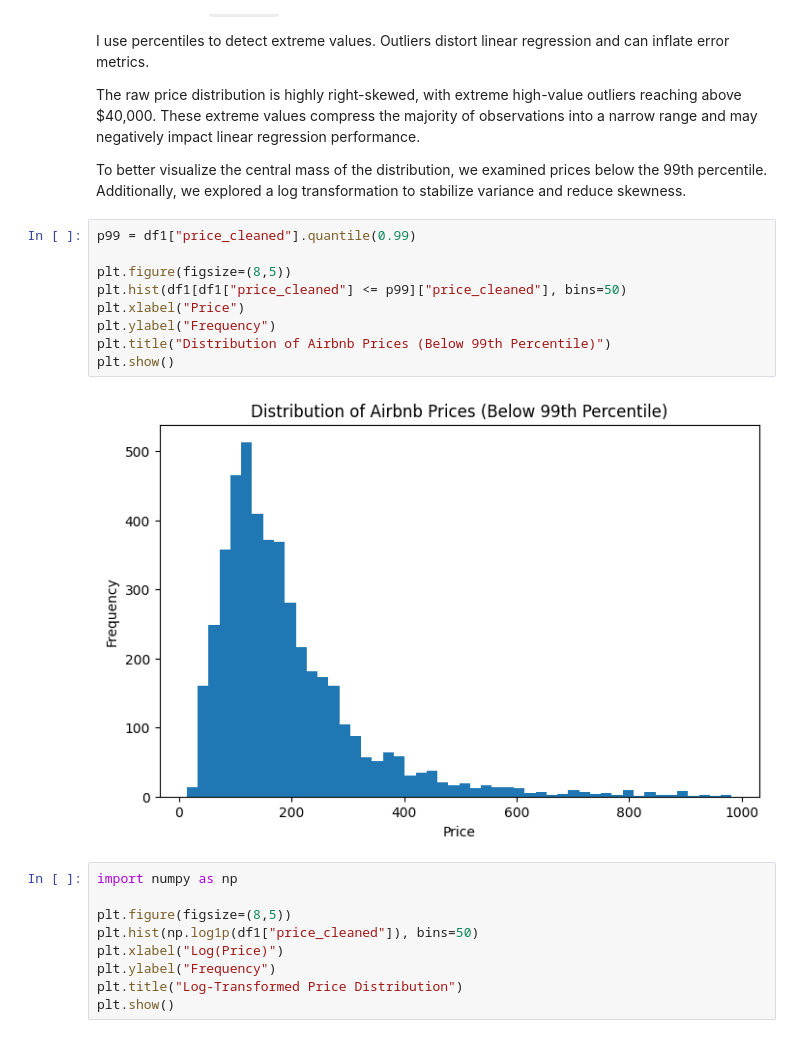
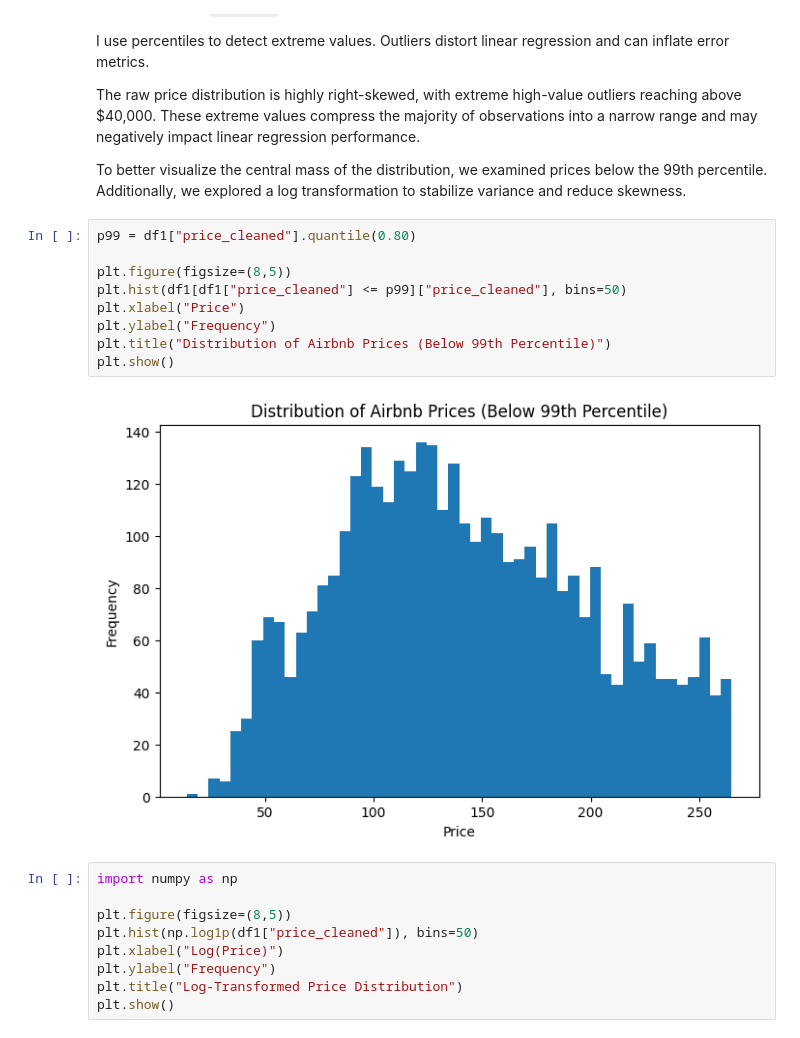
Before and after one commit to manolisfcb/Predictive-Analytics, a Jupyter notebook: Take_Home_Assignment_1_Manuel_Medina.ipynb, the cells around one changed output. Drawn from its saved outputs; the diff is of its cells as text.

```diff
--- a/Take_Home_Assignment_1_Manuel_Medina.ipynb
+++ b/Take_Home_Assignment_1_Manuel_Medina.ipynb
@@ -330,16 +330,16 @@ These extreme values compress the majority of observations into a narrow range a
 To better visualize the central mass of the distribution, we examined prices below the 99th percentile.
 Additionally, we explored a log transformation to stabilize variance and reduce skewness.
 # %%
-p99 = df1["price_cleaned"].quantile(0.99)
+p99 = df1["price_cleaned"].quantile(0.80)
 
 plt.figure(figsize=(8,5))
 plt.hist(df1[df1["price_cleaned"] <= p99]["price_cleaned"], bins=50)
 plt.xlabel("Price")
 plt.ylabel("Frequency")
 plt.title("Distribution of Airbnb Prices (Below 99th Percentile)")
 plt.show()
 # %% [output]
-[figure, old version]
+[figure, new version]
 # %%
 import numpy as np
 
```
Also changed, not shown: parts of 5 cells of this notebook, 43 other files.
